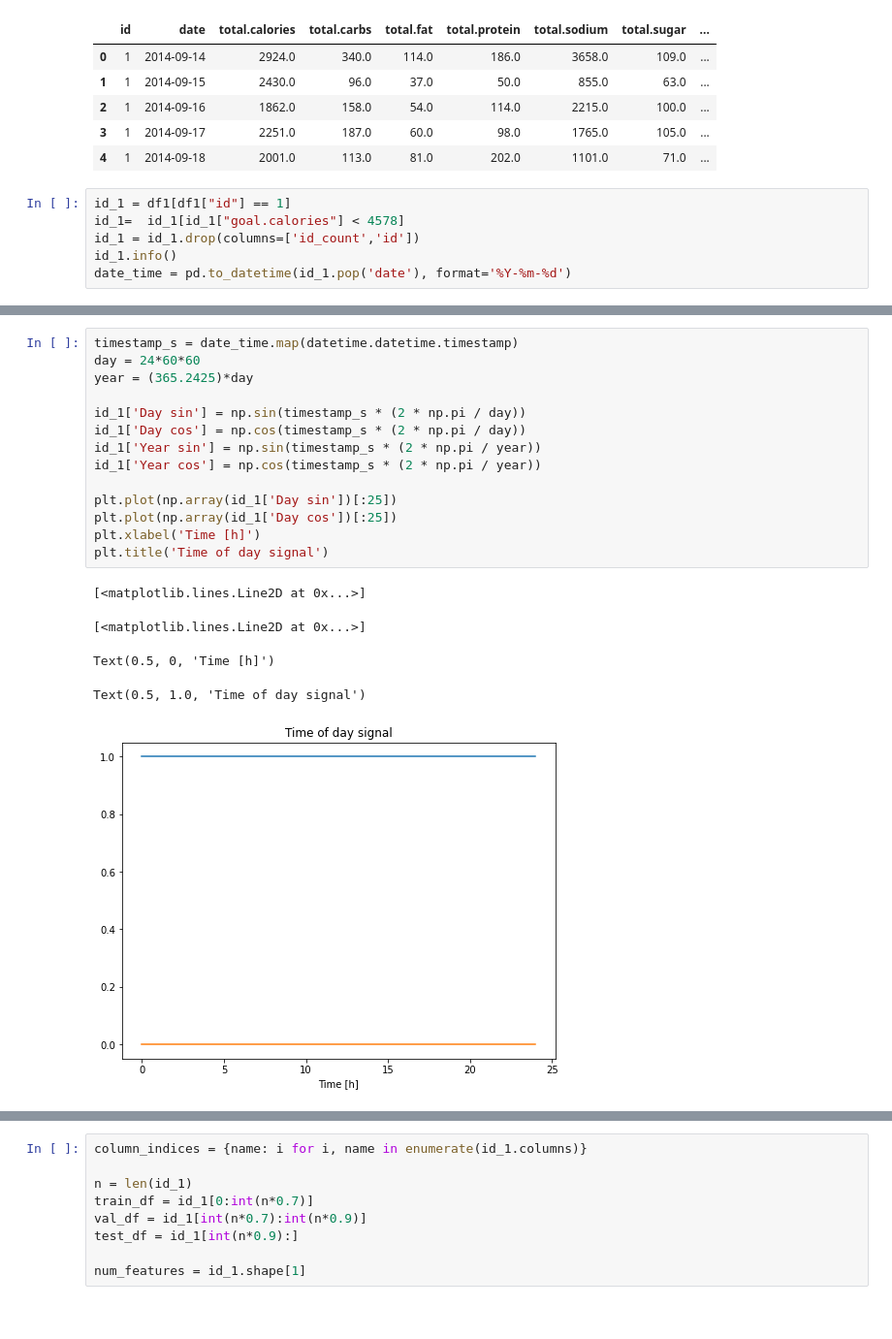
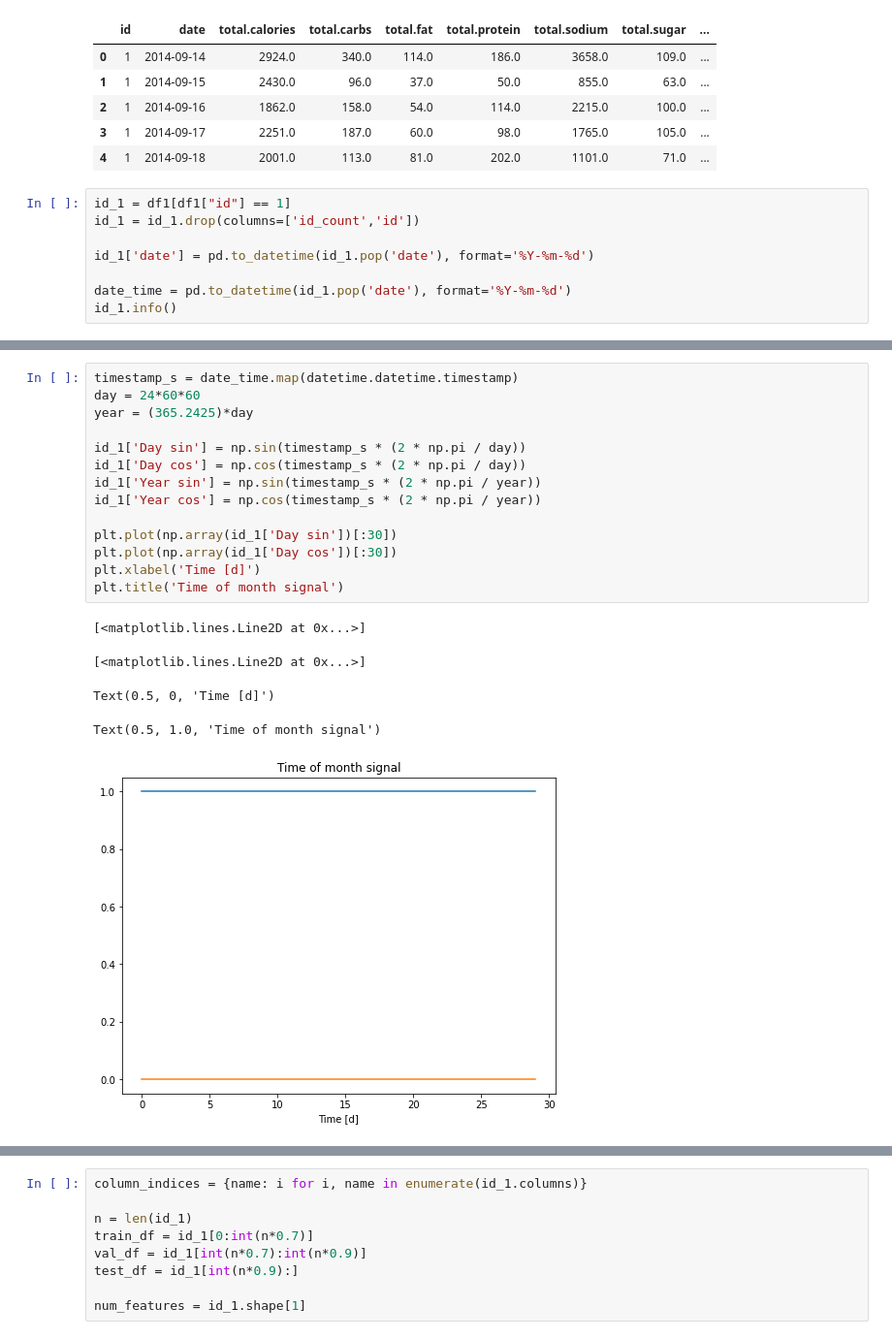
Before and after one commit to julialromero/nutrition-analysis, a Jupyter notebook: code/timeforecasting.ipynb, the cells around one changed output, grey strips where cells are left out. Shown at 97% size. Saved outputs shown, nothing was run; the diff lists cells and outputs as text.

Commit message:
working on a time series forecast model

```diff
--- a/code/timeforecasting.ipynb
+++ b/code/timeforecasting.ipynb
@@ -39,9 +41,11 @@ df1.head()
 | 4 | 1 | 2014-09-18 | 2001.0 | 113.0 | 81.0 | 202.0 | 1101.0 | 71.0 | ... |
 # %%
 id_1 = df1[df1["id"] == 1]
-id_1=  id_1[id_1["goal.calories"] < 4578]
 id_1 = id_1.drop(columns=['id_count','id'])
+
+id_1['date'] = pd.to_datetime(id_1.pop('date'), format='%Y-%m-%d')
+
+date_time = pd.to_datetime(id_1.pop('date'), format='%Y-%m-%d')
 id_1.info()
-date_time = pd.to_datetime(id_1.pop('date'), format='%Y-%m-%d')
 # %% [output]
 <class 'pandas.core.frame.DataFrame'>
@@ -129,23 +132,23 @@ plt.show()
 # %%
 timestamp_s = date_time.map(datetime.datetime.timestamp)
 day = 24*60*60
 year = (365.2425)*day
 
 id_1['Day sin'] = np.sin(timestamp_s * (2 * np.pi / day))
 id_1['Day cos'] = np.cos(timestamp_s * (2 * np.pi / day))
 id_1['Year sin'] = np.sin(timestamp_s * (2 * np.pi / year))
 id_1['Year cos'] = np.cos(timestamp_s * (2 * np.pi / year))
 
-plt.plot(np.array(id_1['Day sin'])[:25])
-plt.plot(np.array(id_1['Day cos'])[:25])
-plt.xlabel('Time [h]')
-plt.title('Time of day signal')
+plt.plot(np.array(id_1['Day sin'])[:30])
+plt.plot(np.array(id_1['Day cos'])[:30])
+plt.xlabel('Time [d]')
+plt.title('Time of month signal')
 # %% [output]
 [<matplotlib.lines.Line2D at 0x...>]
 [<matplotlib.lines.Line2D at 0x...>]
-Text(0.5, 0, 'Time [h]')
+Text(0.5, 0, 'Time [d]')
-Text(0.5, 1.0, 'Time of day signal')
+Text(0.5, 1.0, 'Time of month signal')
-[figure, old version]
+[figure, new version]
 # %%
 fft = tf.signal.rfft(id_1['total.calories'])
 f_per_dataset = np.arange(0, len(fft))
```
Also changed, not shown: parts of 44 cells of this notebook, 4 other files.
